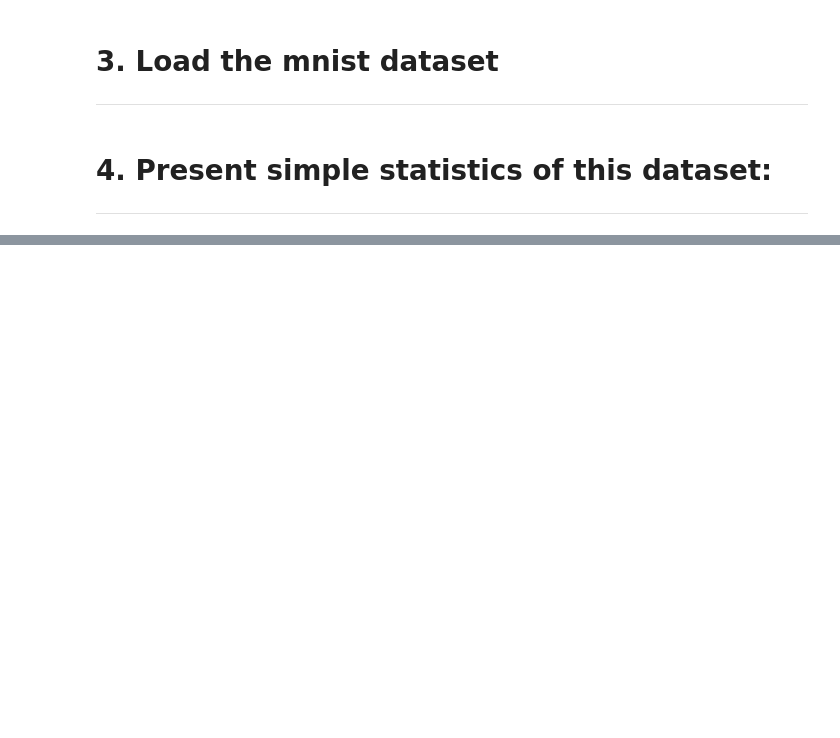
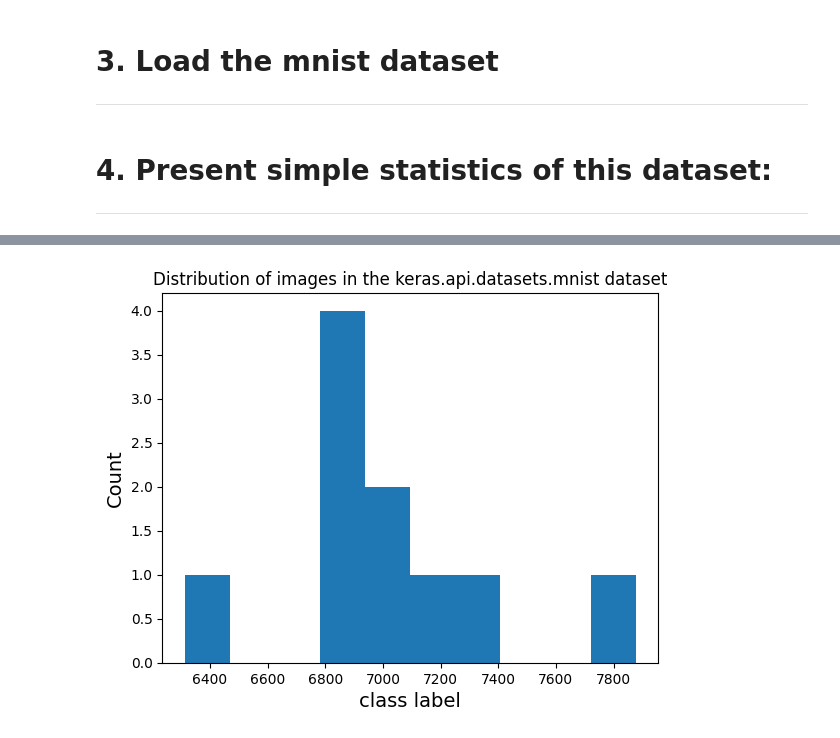
Before and after one commit to BarackSamuni/Data_Science2-Homework1, a Jupyter notebook: Homework1_solution.ipynb, the cells around one changed output, grey strips where cells are left out. Drawn from its saved outputs; the diff is of its cells as text; code cells hidden in the pictures; blank space fills up the shorter version.

```diff
--- a/Homework1_solution.ipynb
+++ b/Homework1_solution.ipynb
@@ -59,0 +19,55 @@ IndentationError: unexpected indent (3527360215.py, line 11)
+# %%
+def show_statistics(dataset):
+    """
+    Shows some statistics about the dataset
+    :param dataset:
+    :return:
+    """
+    # load the dataset
+    (input_train, labels_train),(input_test,labels_test) = dataset.load_data()
+
+     # combine training and test
+    images = np.concatenate((input_train, input_test), axis=0)
+    labels = np.concatenate((labels_train, labels_test), axis=0)
+
+    # number of images
+    num_images = len(images)
+
+    # show the distribution of the images
+    class_distribution = np.bincount(labels)
+    plt.title(f'Distribution of images in the {dataset.__name__} dataset')
+    plt.xlabel('class label', fontsize=14)
+
+    plt.ylabel('Count', fontsize=14)
+    plt.hist(class_distribution)
+    plt.show()
+
+    # average number of white pixels(255) and their std per class
+    average_white_pixels = []
+    std_white_pixels = []
+    common_non_white_pixels = []
+
+    for digit in range(10): # 10 digits 0-9:
+        digit_images = images[labels == digit]
+        white_pixels_count = np.sum(digit_images == 255, axis=(1, 2)) # columns of pixels, with consideration to RGB matrix
+        average_white_pixels.append(np.mean(white_pixels_count))
+        std_white_pixels.append(np.std(white_pixels_count))
+
+        #calculate common non-white pixels
+        common_non_white = np.all(digit_images!= 255, axis =0).sum()    # if any pixel is not 255, he is not white sum all the areas of that along the images
+        common_non_white_pixels.append(common_non_white)
+    # Compile results
+    statistics = {
+        "Number of images": num_images,
+        "Class distribution": class_distribution,
+        "Average number of white pixels": average_white_pixels,
+        "Standard deviation of white pixels": std_white_pixels,
+        "Common non-white pixels per class": common_non_white_pixels
+    }
+
+    df_statistics = pd.DataFrame(statistics)
+
+    display(df_statistics)
+show_statistics(mnist)
+# %% [output]
+[figure, added]
```
Also changed, not shown: parts of 6 cells of this notebook, 1 other file.
